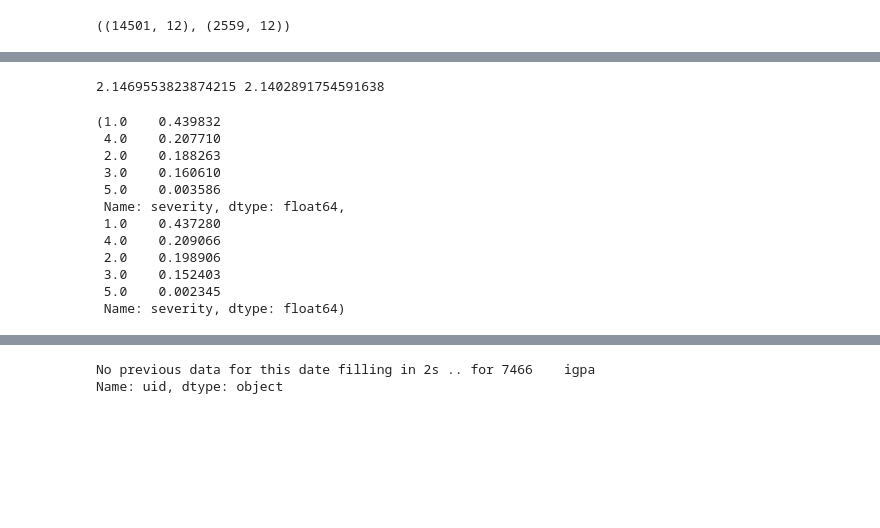
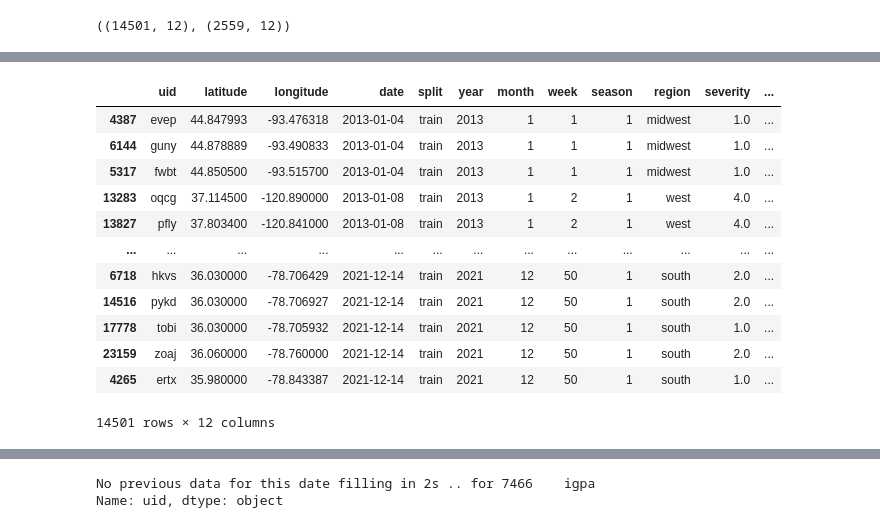
Before and after one commit to k-loki/Algal-bloom-Identification, a Jupyter notebook: notebooks/model_mtdata.ipynb, the cells around one changed output, grey strips where cells are left out. Drawn from its saved outputs; the diff is of its cells as text; code cells hidden in the pictures; blank space fills up the shorter version.

```diff
--- a/notebooks/model_mtdata.ipynb
+++ b/notebooks/model_mtdata.ipynb
@@ -499,19 +159,0 @@ np.argmin(rmses)       # 133
-# %%
-tr_data, val_data = train_test_split(train_data, test_size=0.15, random_state=133, shuffle=True)
-print(tr_data.severity.mean(), val_data.severity.mean())
-
-tr_data.severity.value_counts(normalize=True), val_data.severity.value_counts(normalize=True)
-# %% [output]
-2.1469553823874215 2.1402891754591638
-(1.0    0.439832
- 4.0    0.207710
- 2.0    0.188263
- 3.0    0.160610
- 5.0    0.003586
- Name: severity, dtype: float64,
- 1.0    0.437280
- 4.0    0.209066
- 2.0    0.198906
- 3.0    0.152403
- 5.0    0.002345
- Name: severity, dtype: float64)
@@ -522,0 +244,16 @@ tr_data.severity.value_counts(normalize=True), val_data.severity.value_counts(no
+# %%
+tr_data
+# %% [output]
+|  | uid | latitude | longitude | date | split | year | month | week | season | region | severity | ... |
+| 4387 | evep | 44.847993 | -93.476318 | 2013-01-04 | train | 2013 | 1 | 1 | 1 | midwest | 1.0 | ... |
+| 6144 | guny | 44.878889 | -93.490833 | 2013-01-04 | train | 2013 | 1 | 1 | 1 | midwest | 1.0 | ... |
+| 5317 | fwbt | 44.850500 | -93.515700 | 2013-01-04 | train | 2013 | 1 | 1 | 1 | midwest | 1.0 | ... |
+| 13283 | oqcg | 37.114500 | -120.890000 | 2013-01-08 | train | 2013 | 1 | 2 | 1 | west | 4.0 | ... |
+| 13827 | pfly | 37.803400 | -120.841000 | 2013-01-08 | train | 2013 | 1 | 2 | 1 | west | 4.0 | ... |
+| ... | ... | ... | ... | ... | ... | ... | ... | ... | ... | ... | ... | ... |
+| 6718 | hkvs | 36.030000 | -78.706429 | 2021-12-14 | train | 2021 | 12 | 50 | 1 | south | 2.0 | ... |
+| 14516 | pykd | 36.030000 | -78.706927 | 2021-12-14 | train | 2021 | 12 | 50 | 1 | south | 2.0 | ... |
+| 17778 | tobi | 36.030000 | -78.705932 | 2021-12-14 | train | 2021 | 12 | 50 | 1 | south | 1.0 | ... |
+| 23159 | zoaj | 36.060000 | -78.760000 | 2021-12-14 | train | 2021 | 12 | 50 | 1 | south | 2.0 | ... |
+| 4265 | ertx | 35.980000 | -78.843387 | 2021-12-14 | train | 2021 | 12 | 50 | 1 | south | 1.0 | ... |
+14501 rows × 12 columns
```
Also changed, not shown: parts of 41 cells of this notebook.
